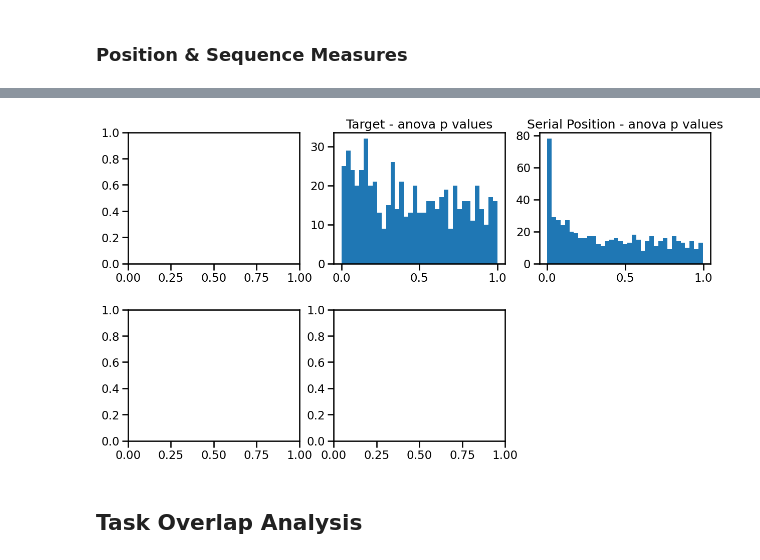
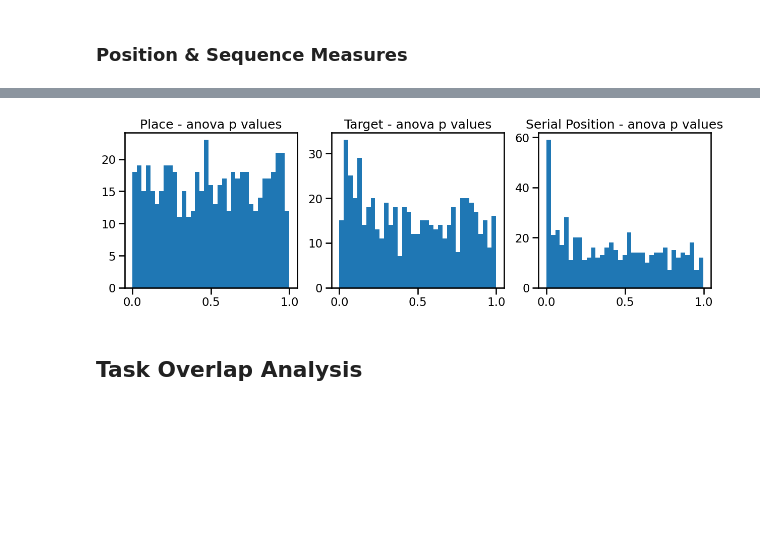
Before and after one commit to HSUPipeline/AnalyzeTH, a Jupyter notebook: notebooks/B2-OverlapAnalyses.ipynb, the cells around one changed output, grey strips where cells are left out. Cells and saved outputs as stored; diff of their text form; code cells hidden in the pictures; blank space fills up the shorter version.

```diff
--- a/notebooks/B2-OverlapAnalyses.ipynb
+++ b/notebooks/B2-OverlapAnalyses.ipynb
@@ -107,10 +107,10 @@ print('# neurons fr < 0.50: \t', sum(all_results.firing_rate < 0.50))
 # plot_hist(all_results['firing_rate'].values)
 # %%
 # Add a marker for firing rate threshold in the TH experiment
-all_results['keep_th'] = (all_results['firing_rate'] < 0.15).values
+all_results['keep_th'] = (all_results['firing_rate'] > 0.15).values
 # %%
-# #
-# all_results = all_results[all_results.firing_rate > 0.15]
+#
+all_results = all_results[all_results['keep_th']]
 # %%
 # Check number of neurons
 n_units = len(all_results)
@@ -180,10 +180,10 @@ regions
 ALPHA_LEVEL = 0.05
 # %%
 # Add binary labels for statistical tests
-all_results['is_allchest'] = all_results['fr_p_val_all'] < ALPHA_LEVEL
-all_results['is_fullchest'] = all_results['fr_p_val_full'] < ALPHA_LEVEL
-all_results['is_emptychest'] = all_results['fr_p_val_empt'] < ALPHA_LEVEL
-#all_results['is_place'] = all_results['place_anova_surr_p_val'] < ALPHA_LEVEL
+#all_results['is_allchest'] = all_results['fr_p_val_all'] < ALPHA_LEVEL
+all_results['is_chest'] = all_results['fr_p_val_full'] < ALPHA_LEVEL
+#all_results['is_emptychest'] = all_results['fr_p_val_empt'] < ALPHA_LEVEL
+all_results['is_place'] = all_results['place_anova_surr_p_val'] < ALPHA_LEVEL
 all_results['is_target'] = all_results['target_anova_surr_p_val'] < ALPHA_LEVEL
 all_results['is_serial'] = all_results['serial_anova_surr_p_val'] < ALPHA_LEVEL
 # %% [markdown]
@@ -392,15 +383,12 @@ axes[5].set_axis_off()
 #bins=50
 # %%
 # Plot p values of the position & sequence measures
-axes = make_axes(6, 3, figsize=(15, 8), hspace=0.35)
-#plot_hist(all_results.place_anova_surr_p_val.values, title='Place - anova p values', bins=bins, ax=axes[0])
+axes = make_axes(3, 3, figsize=(15, 4), hspace=0.35)
+plot_hist(all_results.place_anova_surr_p_val.values, title='Place - anova p values', bins=bins, ax=axes[0])
 plot_hist(all_results.target_anova_surr_p_val.values, title='Target - anova p values', bins=bins, ax=axes[1])
 plot_hist(all_results.serial_anova_surr_p_val.values, title='Serial Position - anova p values', bins=bins, ax=axes[2])
-#plot_hist(all_results.place_info_surr_p_val.values, title='Place - info p values', bins=bins, ax=axes[3])
-#plot_hist(all_results.target_info_surr_p_val.values, title='Target - info p values', bins=bins, ax=axes[4])
-axes[5].set_axis_off()
 # %% [output]
-[figure, old version]
+[figure, new version]
 # %% [markdown]
 ## Task Overlap Analysis
 # %%
```
Also changed, not shown: parts of 36 cells of this notebook.
